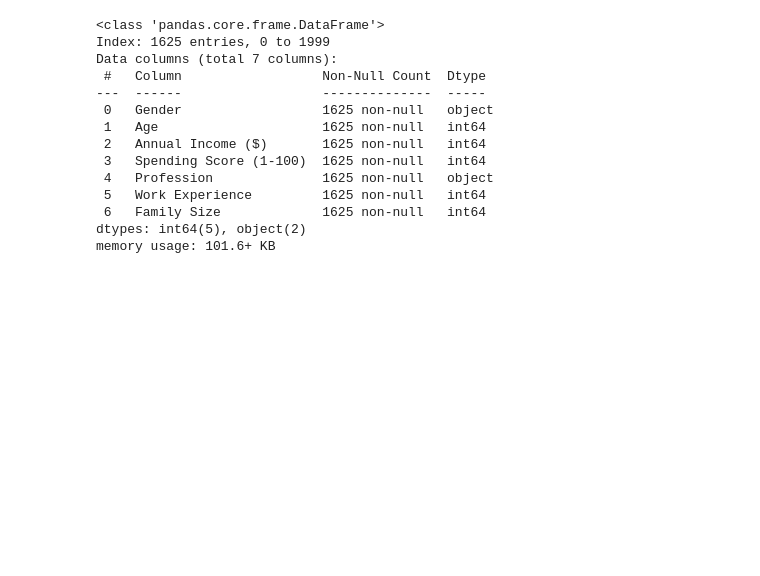
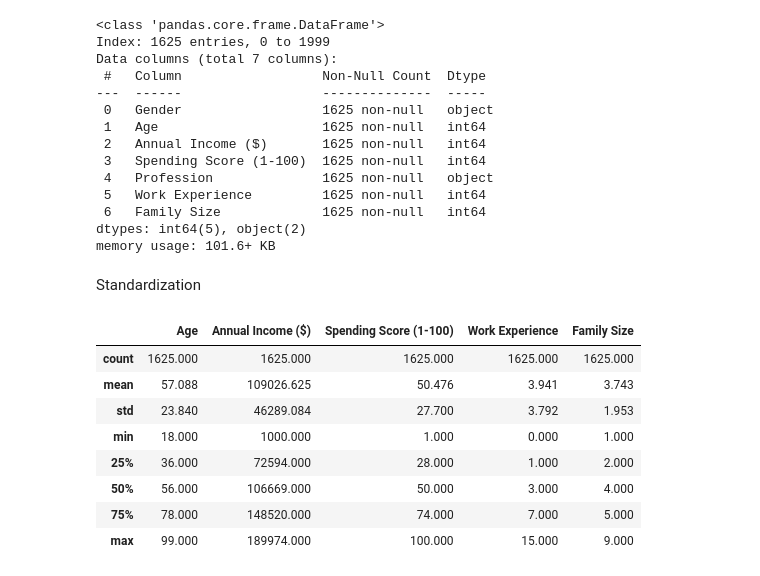
Before and after one commit to mayurasandakalum/shop-customer-data-clustering, a Jupyter notebook: code.ipynb, the cells around one changed output. Saved outputs shown, nothing was run; the diff lists cells and outputs as text; code cells hidden in the pictures; blank space fills up the shorter version.

```diff
--- a/code.ipynb
+++ b/code.ipynb
@@ -252,4 +254,18 @@ Data columns (total 7 columns):
  6   Family Size             1625 non-null   int64
 dtypes: int64(5), object(2)
 memory usage: 101.6+ KB
+# %% [markdown]
+Standardization
+# %%
+df2.describe().round(3)
+# %% [output]
+|  | Age | Annual Income ($) | Spending Score (1-100) | Work Experience | Family Size |
+| count | 1625.000 | 1625.000 | 1625.000 | 1625.000 | 1625.000 |
+| mean | 57.088 | 109026.625 | 50.476 | 3.941 | 3.743 |
+| std | 23.840 | 46289.084 | 27.700 | 3.792 | 1.953 |
+| min | 18.000 | 1000.000 | 1.000 | 0.000 | 1.000 |
+| 25% | 36.000 | 72594.000 | 28.000 | 1.000 | 2.000 |
+| 50% | 56.000 | 106669.000 | 50.000 | 3.000 | 4.000 |
+| 75% | 78.000 | 148520.000 | 74.000 | 7.000 | 5.000 |
+| max | 99.000 | 189974.000 | 100.000 | 15.000 | 9.000 |
 # %%
```
Also changed, not shown: parts of 7 cells of this notebook.
